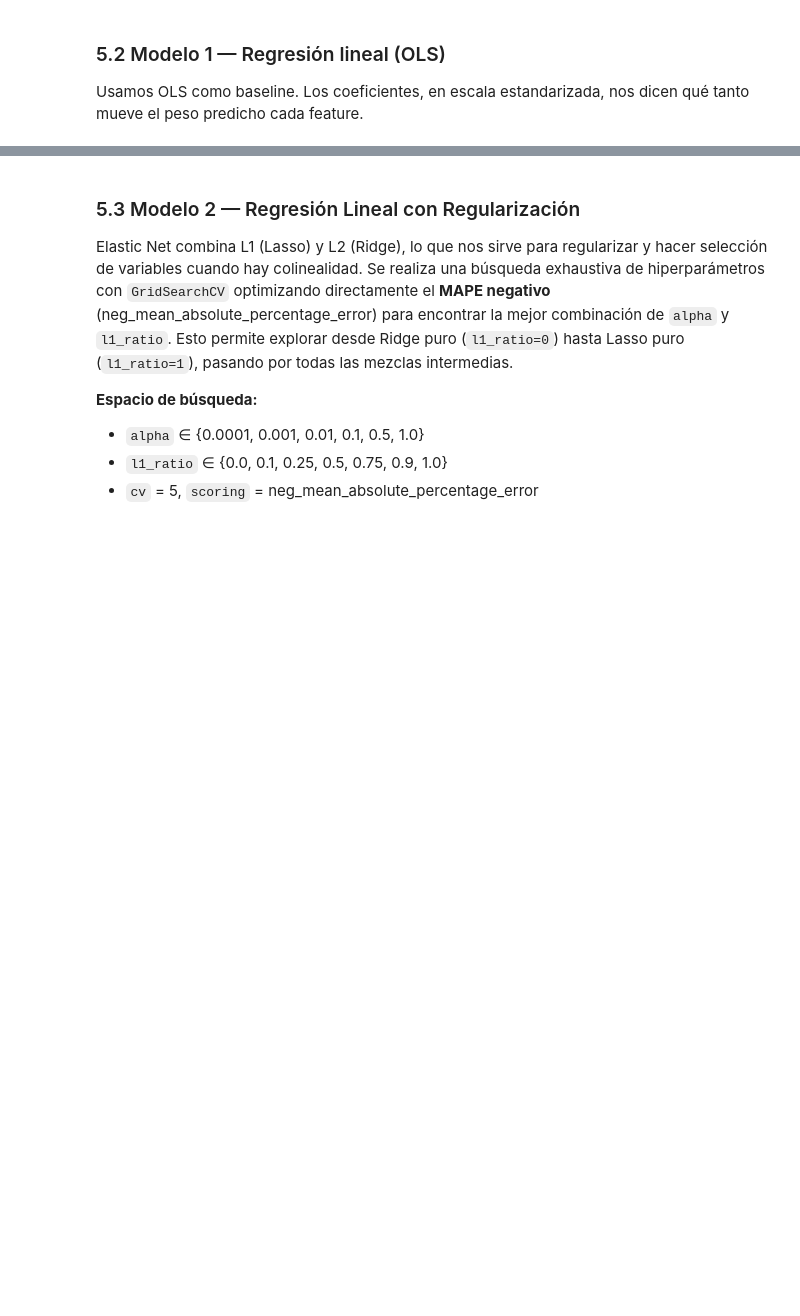
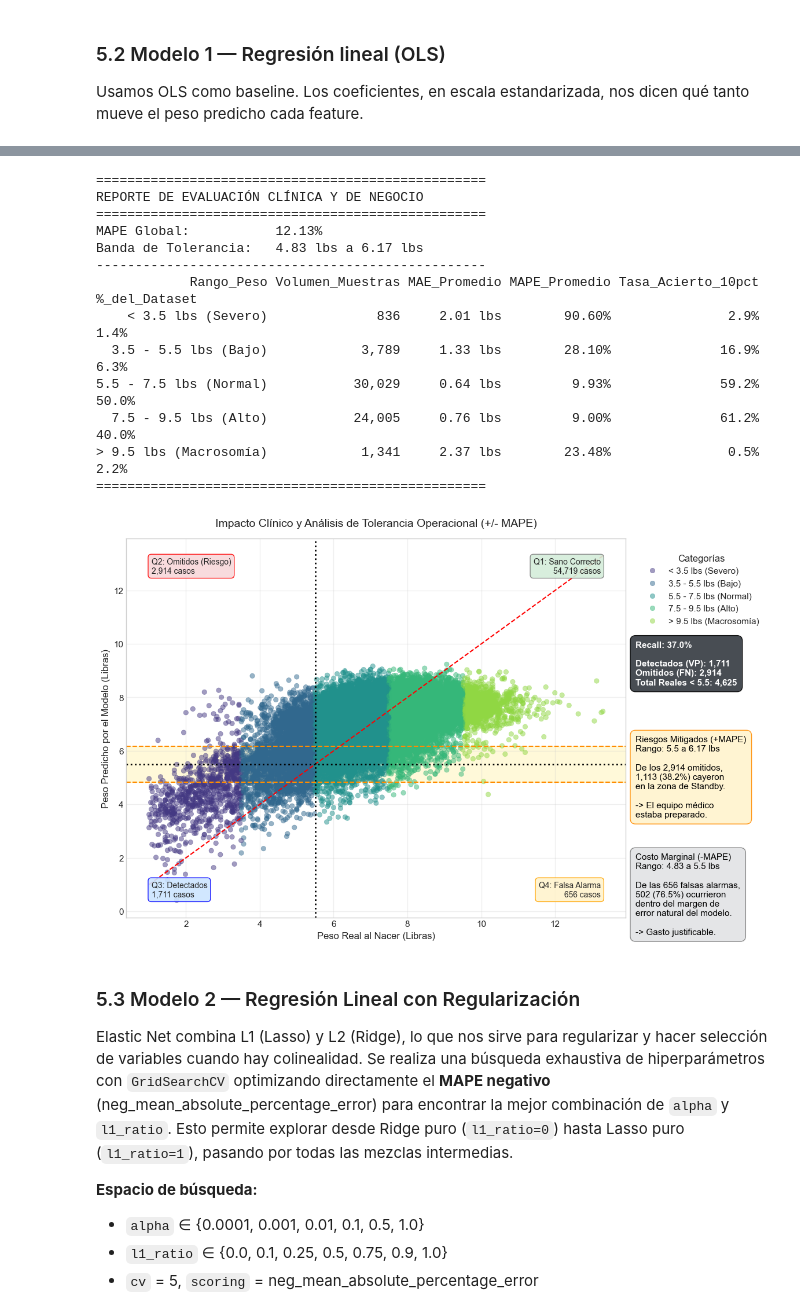
Before and after one commit to cccortesh95/Analitica_Proyecto, a Jupyter notebook: entrega_final.ipynb, the cells around one changed output, grey strips where cells are left out. Saved outputs shown, nothing was run; the diff lists cells and outputs as text; code cells hidden in the pictures; blank space fills up the shorter version.

```diff
--- a/entrega_final.ipynb
+++ b/entrega_final.ipynb
@@ -827,3 +983,24 @@ print(pd.DataFrame(results_reg).query("modelo == @name"))
+# %%
+tabla_resultados_test = evaluar_modelo_peso(
+    modelo = pipe,
+    X = X_test_r,
+    y_true = y_test_r
+)
+# %% [output]
+==================================================
+REPORTE DE EVALUACIÓN CLÍNICA Y DE NEGOCIO
+==================================================
+MAPE Global:           12.13%
+Banda de Tolerancia:   4.83 lbs a 6.17 lbs
+--------------------------------------------------
+            Rango_Peso Volumen_Muestras MAE_Promedio MAPE_Promedio Tasa_Acierto_10pct %_del_Dataset
+    < 3.5 lbs (Severo)              836     2.01 lbs        90.60%               2.9%          1.4%
+  3.5 - 5.5 lbs (Bajo)            3,789     1.33 lbs        28.10%              16.9%          6.3%
+5.5 - 7.5 lbs (Normal)           30,029     0.64 lbs         9.93%              59.2%         50.0%
+  7.5 - 9.5 lbs (Alto)           24,005     0.76 lbs         9.00%              61.2%         40.0%
+> 9.5 lbs (Macrosomía)            1,341     2.37 lbs        23.48%               0.5%          2.2%
+==================================================
+[figure, added]
 # %% [markdown]
 ### 5.3 Modelo 2 — Regresión Lineal con Regularización
 
```
Also changed, not shown: parts of 25 cells of this notebook.
